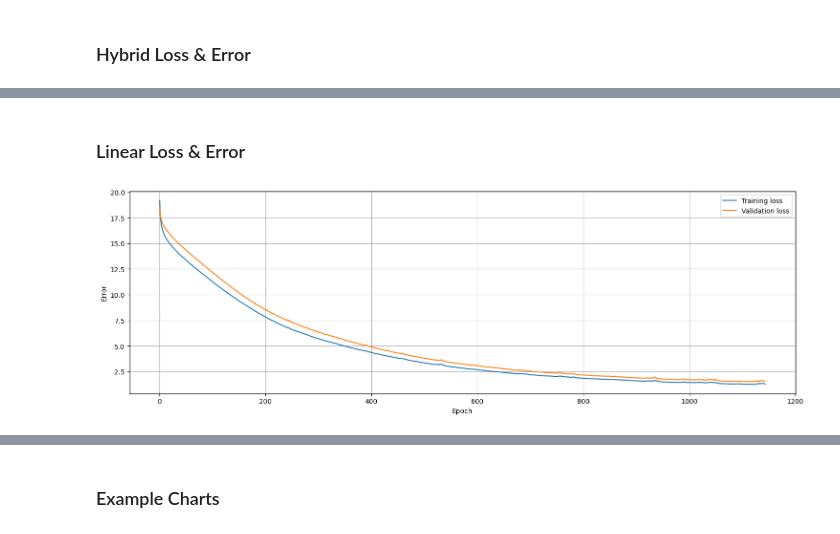
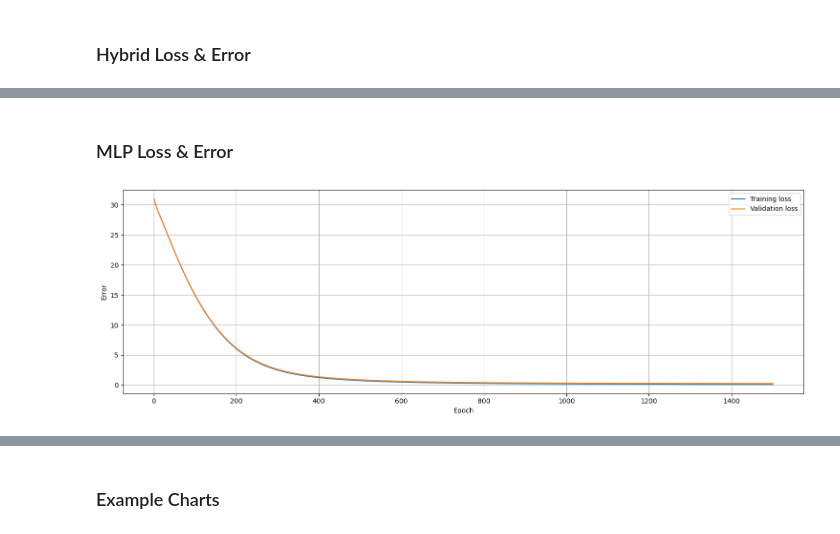
Before and after one commit to davidspector67/weather_predictor, a Jupyter notebook: comparison_results.ipynb, the cells around one changed output, grey strips where cells are left out. Saved outputs shown, nothing was run; the diff lists cells and outputs as text; code cells hidden in the pictures.

```diff
--- a/comparison_results.ipynb
+++ b/comparison_results.ipynb
@@ -585,7 +585,7 @@ class HybridWeatherPredictor:
             plt.legend()
             plt.figure()
 
-class LinearWeatherPredictor:
+class MLPWeatherPredictor:
     """
     Weather prediction model using multi-layer feed-forward neural network.
     """
@@ -688,7 +688,7 @@ class Experiment:
 
         self.lstm_model = LSTMWeatherPredictor(self.in_window_len, self.out_window_len, self.n_features_in, self.n_features_out, self.epochs, batch_size=64)
         self.hybrid_model = HybridWeatherPredictor(self.in_window_len, self.out_window_len, self.n_features_in, self.n_features_out, self.epochs, self.batch_size)
-        self.linear_model= LinearWeatherPredictor(self.in_window_len, self.out_window_len, self.n_features_in, self.n_features_out, self.epochs, self.batch_size)
+        self.mlp_model= MLPWeatherPredictor(self.in_window_len, self.out_window_len, self.n_features_in, self.n_features_out, self.epochs, self.batch_size)
 
     def train_lstm(self):
         self.lstm_model.train(self.DataClass.train_X, self.DataClass.train_Y, self.DataClass.validation_X, self.DataClass.validation_Y)
@@ -700,14 +700,14 @@ class Experiment:
         self.hybrid_model.evaluate(self.DataClass.test_X, self.DataClass.test_Y,
                                    "lax", self.test_years, "air_temp")
 
-    def train_linear(self):
-        self.linear_model.train(
+    def train_mlp(self):
+        self.mlp_model.train(
             self.DataClass.train_X.reshape((self.DataClass.train_X.shape[0], -1)),
             self.DataClass.train_Y.reshape((self.DataClass.train_Y.shape[0], -1)),
             self.DataClass.validation_X.reshape((self.DataClass.validation_X.shape[0], -1)),
             self.DataClass.validation_Y.reshape((self.DataClass.validation_Y.shape[0], -1))
         )
-        self.linear_model.evaluate(
+        self.mlp_model.evaluate(
             self.DataClass.test_X.reshape((self.DataClass.test_X.shape[0], -1)), self.DataClass.test_Y.reshape((self.DataClass.test_Y.shape[0], -1)),
             "lax", self.test_years, "air_temp")
 
@@ -719,7 +719,7 @@ class Experiment:
             i += 1
             lstm_p = self.lstm_model.get_predictions_at_time(ind, self.DataClass.test_X, self.DataClass.test_Y, self.DataClass.full_test_Y, "lax", self.test_years, "air_temp")
             hybrid_p = self.hybrid_model.get_predictions_at_time(ind, self.DataClass.test_X, self.DataClass.test_Y, self.DataClass.full_test_Y, "lax", self.test_years, "air_temp")
-            linear_p = self.linear_model.get_predictions_at_time(ind, self.DataClass.test_X, self.DataClass.test_Y, self.DataClass.full_test_Y, "lax", self.test_years, "air_temp")
+            mlp_p = self.mlp_model.get_predictions_at_time(ind, self.DataClass.test_X, self.DataClass.test_Y, self.DataClass.full_test_Y, "lax", self.test_years, "air_temp")
 
             plt.rcParams['figure.figsize'] = [16, 3]
             plt.rcParams['figure.dpi'] = 100
@@ -727,7 +727,7 @@ class Experiment:
 
             plt.plot(lstm_p["predicted_x"], lstm_p["prediction"], label="LSTM Prediction", color="green")
             plt.plot(hybrid_p["predicted_x"], hybrid_p["prediction"], label="Hybrid Prediction", color="purple")
-            plt.plot(linear_p["predicted_x"], linear_p["prediction"], label="Linear Prediction", color="cyan")
+            plt.plot(mlp_p["predicted_x"], mlp_p["prediction"], label="MLP Prediction", color="cyan")
 
             plt.axvline(len(lstm_p["truth"])-len(lstm_p["prediction"]), color="red")
             plt.ylabel(y_label)
@@ -1069,23 +1067,23 @@ MSE of test data: 10.921197
 # %% [markdown]
-### Linear Loss & Error
+### MLP Loss & Error
 # %%
 """
-Here we further tune the hyperparameters for the linear model in Experiment 5. Specifically,
+Here we further tune the hyperparameters for the MLP model in Experiment 5. Specifically,
 - We reduce the L2 coefficient to 0.004
 - Increace the number of epochs to 1500
 - Reduce the learning rate to 0.000008
 """
-experiment_4.linear_model = LinearWeatherPredictor(experiment_4.in_window_len, experiment_4.out_window_len, experiment_4.n_features_in, experiment_4.n_features_out, 1500, experiment_4.batch_size)
-experiment_4.linear_model.model = tf.keras.Sequential([
-            tf.keras.layers.Dense(experiment_4.linear_model.n_features_in*experiment_4.linear_model.in_window_len, kernel_regularizer=tf.keras.regularizers.L2(l2=0.004), activation='relu'),
-            tf.keras.layers.Dense(944, kernel_regularizer=tf.keras.regularizers.L2(l2=0.000), activation='relu'),
-            tf.keras.layers.Dense(512, kernel_regularizer=tf.keras.regularizers.L2(l2=0.000), activation='relu'),
-            tf.keras.layers.Dense(216, kernel_regularizer=tf.keras.regularizers.L2(l2=0.000), activation='relu'),
-            tf.keras.layers.Dense(128, kernel_regularizer=tf.keras.regularizers.L2(l2=0.000), activation='relu'),
-            tf.keras.layers.Dense(experiment_4.linear_model.out_window_len*experiment_4.linear_model.n_features_out)
+experiment_4.mlp_model = MLPWeatherPredictor(experiment_4.in_window_len, experiment_4.out_window_len, experiment_4.n_features_in, experiment_4.n_features_out, 1500, experiment_4.batch_size)
+experiment_4.mlp_model.model = tf.keras.Sequential([
+            tf.keras.layers.Dense(experiment_4.mlp_model.n_features_in*experiment_4.mlp_model.in_window_len, kernel_regularizer=tf.keras.regularizers.L2(l2=0.005), activation='relu'),
+            tf.keras.layers.Dense(944, kernel_regularizer=tf.keras.regularizers.L2(l2=0.005), activation='relu'),
+            tf.keras.layers.Dense(512, kernel_regularizer=tf.keras.regularizers.L2(l2=0.005), activation='relu'),
+            tf.keras.layers.Dense(216, kernel_regularizer=tf.keras.regularizers.L2(l2=0.005), activation='relu'),
+            tf.keras.layers.Dense(128, kernel_regularizer=tf.keras.regularizers.L2(l2=0.005), activation='relu'),
+            tf.keras.layers.Dense(experiment_4.mlp_model.out_window_len*experiment_4.mlp_model.n_features_out)
         ])
-optimizer = tf.keras.optimizers.legacy.Adam(learning_rate=0.000008)
-experiment_4.linear_model.model.compile(optimizer=optimizer, loss='mse')
-experiment_4.train_linear()
+optimizer = tf.keras.optimizers.legacy.Adam(learning_rate=0.00001)
+experiment_4.mlp_model.model.compile(optimizer=optimizer, loss='mse')
+experiment_4.train_mlp()
 # %% [output]
-[figure, old version]
+[figure, new version]
```
Also changed, not shown: parts of 9 cells of this notebook.
